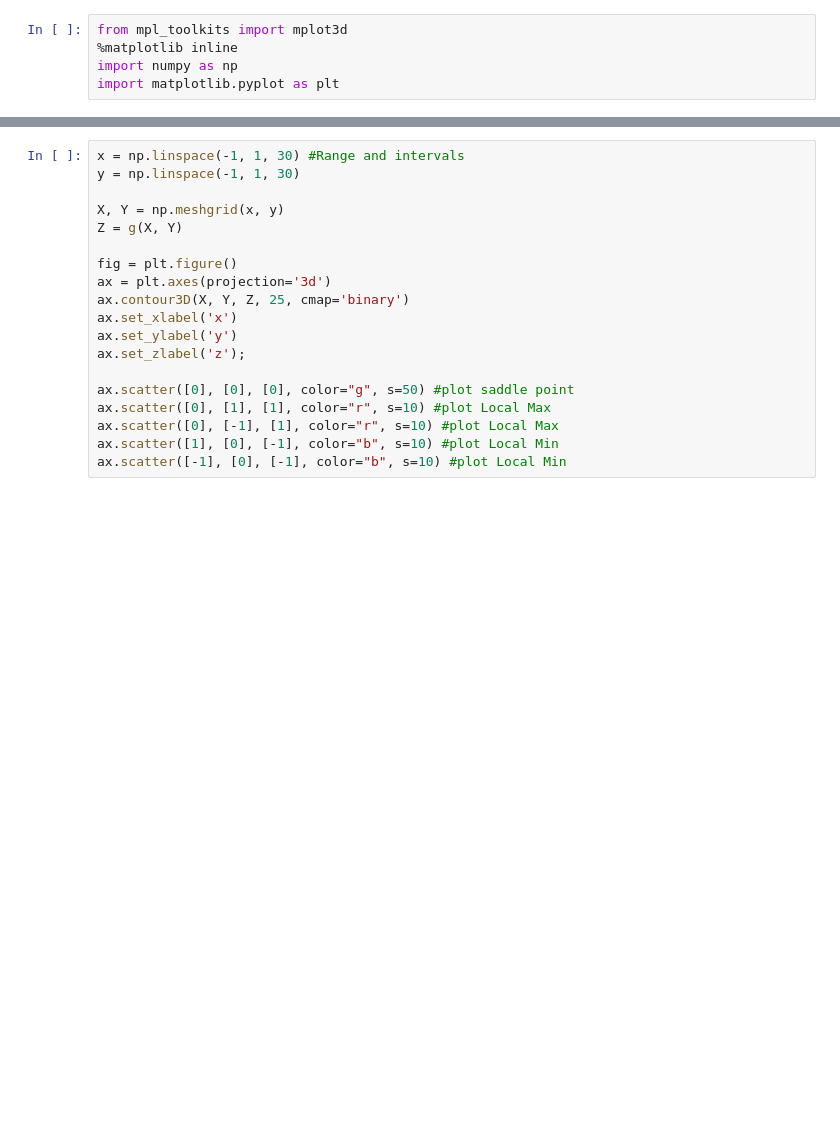
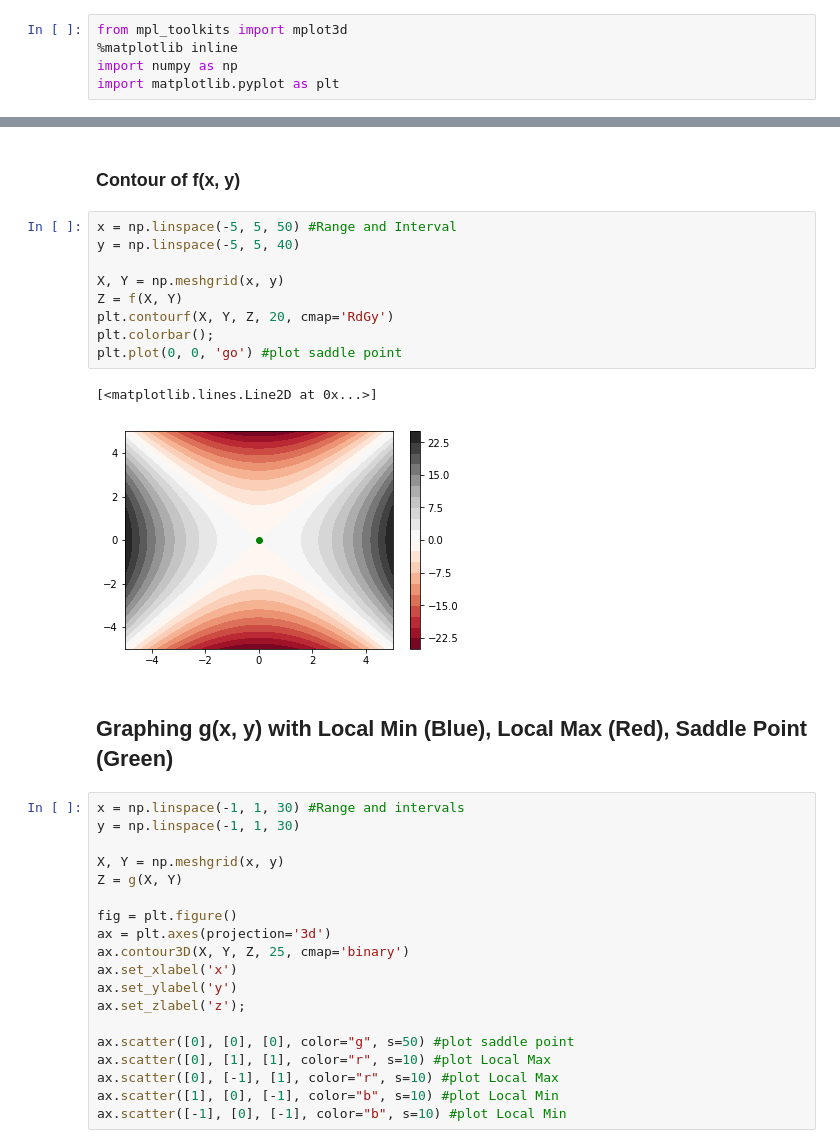
Before and after one commit to trevinofernando/AI-MachineLearning, a Jupyter notebook: hw1/Hw1Part1.ipynb, the cells around one changed output, grey strips where cells are left out. Drawn from its saved outputs; the diff is of its cells as text; blank space fills up the shorter version.

```diff
--- a/hw1/Hw1Part1.ipynb
+++ b/hw1/Hw1Part1.ipynb
@@ -34,3 +39,19 @@ ax.scatter([0], [0], [0], color="g", s=30) #plot saddle point
+# %% [markdown]
+### Contour of f(x, y)
+# %%
+x = np.linspace(-5, 5, 50) #Range and Interval
+y = np.linspace(-5, 5, 40)
+
+X, Y = np.meshgrid(x, y)
+Z = f(X, Y)
+plt.contourf(X, Y, Z, 20, cmap='RdGy')
+plt.colorbar();
+plt.plot(0, 0, 'go') #plot saddle point
+# %% [output]
+[<matplotlib.lines.Line2D at 0x...>]
+[figure, added]
+# %% [markdown]
+## Graphing g(x, y) with Local Min (Blue), Local Max (Red), Saddle Point (Green)
 # %%
 x = np.linspace(-1, 1, 30) #Range and intervals
 y = np.linspace(-1, 1, 30)
```
Also changed, not shown: parts of 11 cells of this notebook.
